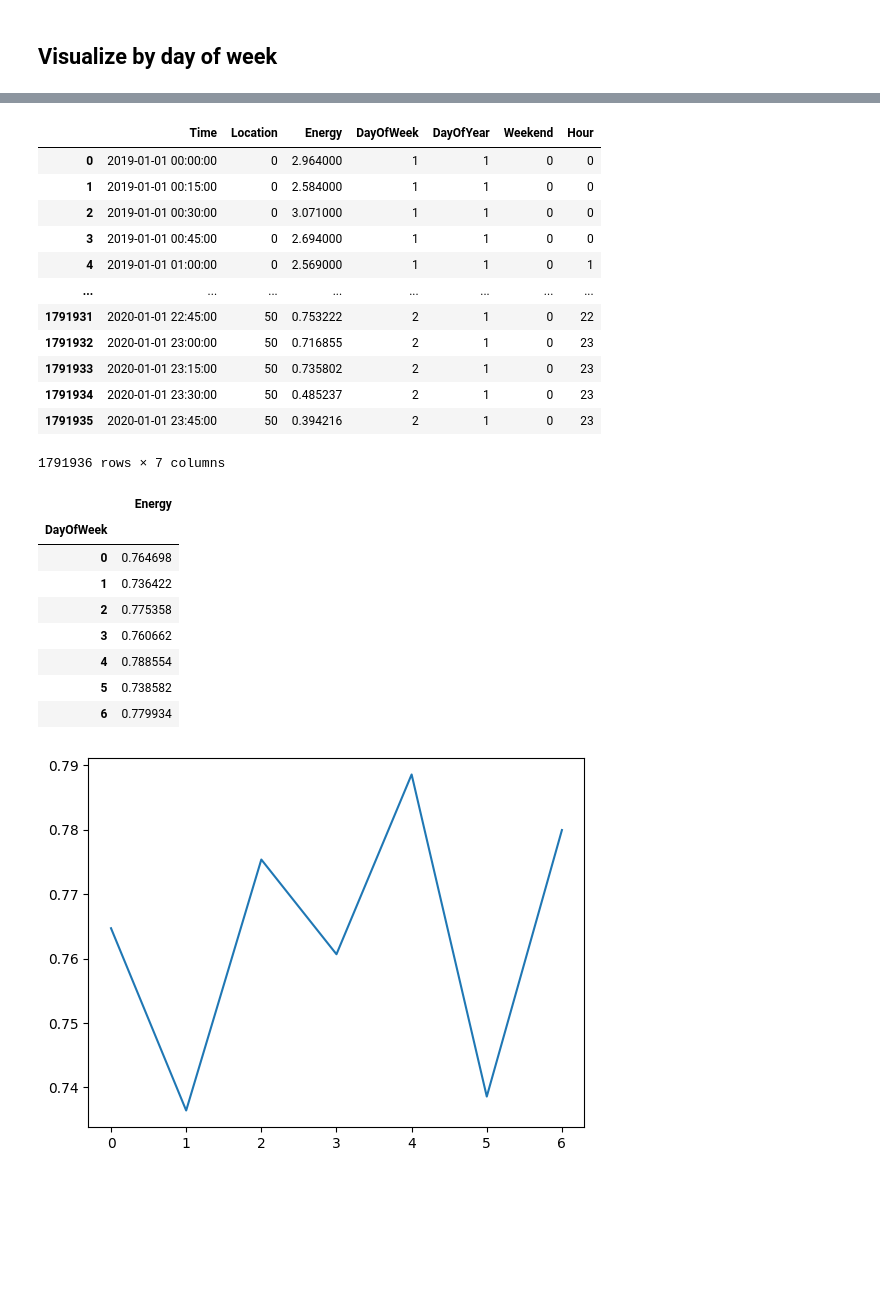
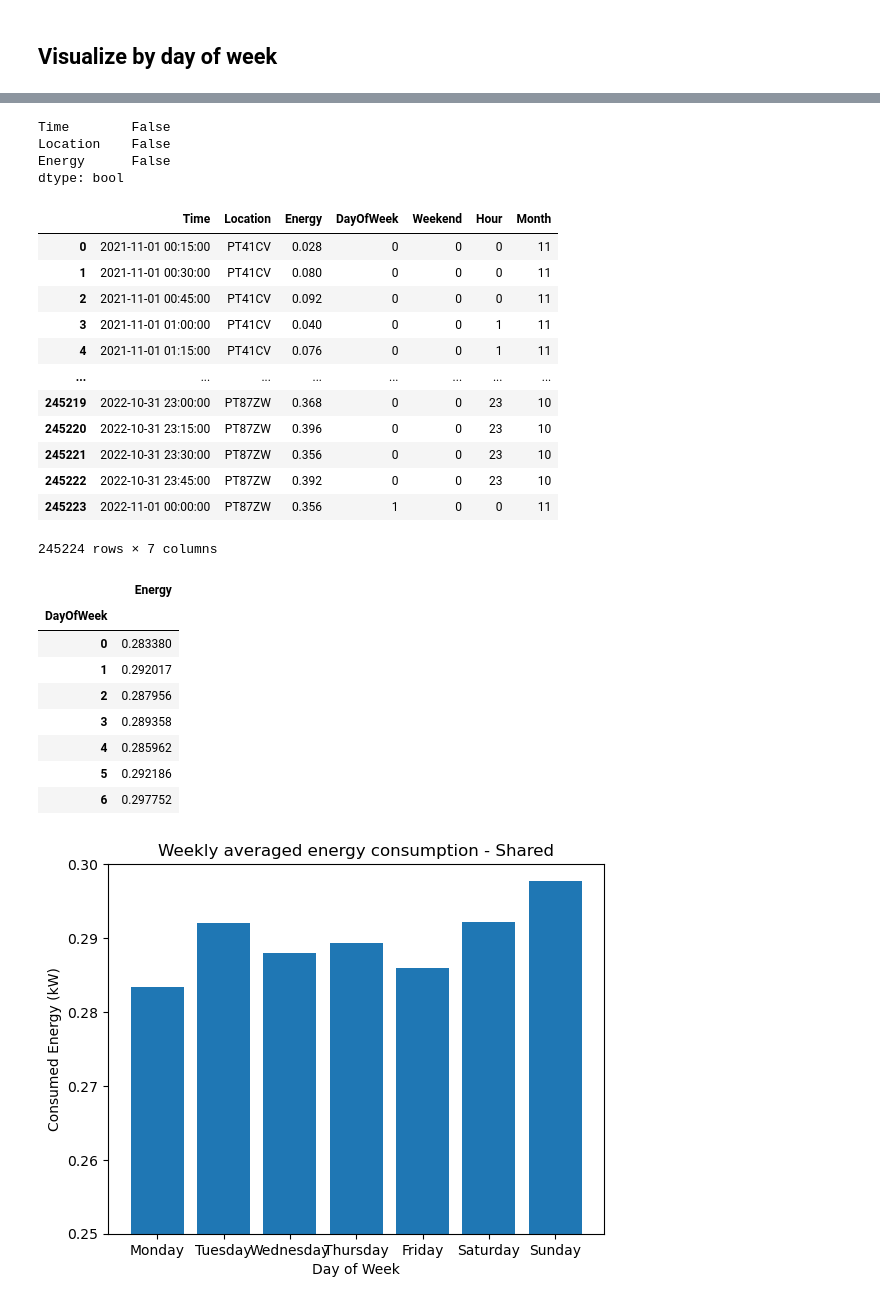
Before and after one commit to franciscomonteiro85/rec-energy-prediction-algorithm, a Jupyter notebook: Data_Visualization.ipynb, the cells around one changed output, grey strips where cells are left out. Drawn from its saved outputs; the diff is of its cells as text; code cells hidden in the pictures; blank space fills up the shorter version.

Commit message:
Added time visualization

```diff
--- a/Data_Visualization.ipynb
+++ b/Data_Visualization.ipynb
@@ -178,7 +80,7 @@ autocorrelation_plot(our_total)
 # %%
-df = pd.read_pickle("df_location.pkl")
-df.reset_index(drop=True, inplace=True)
-df = df.iloc[:, [0, 2, 1]]
-df
+df_shared = pd.read_csv("data/shared_organized.csv", index_col=[0])
+df_shared.reset_index(drop=True, inplace=True)
+df_shared = df_shared.iloc[:, [0, 2, 1]]
+df_shared
 # %% [output]
 |  | Time | Location | Energy |
@@ -197,39 +99,52 @@ df
+# %%
+df_shared.isna().any()
+# %% [output]
+Time        False
+Location    False
+Energy      False
+dtype: bool
 # %%
-df['DayOfWeek'] = df['Time'].dt.dayofweek
-df['DayOfYear'] = df['Time'].dt.dayofyear
-df['Weekend'] = df['Time'].dt.dayofweek.isin([5, 6]).astype(int)
-df['Hour'] = df['Time'].dt.hour
-df
+df_shared['Time'] = pd.to_datetime(df_shared['Time'])
+df_shared['DayOfWeek'] = df_shared['Time'].dt.dayofweek
+df_shared['Weekend'] = df_shared['Time'].dt.dayofweek.isin([5, 6]).astype(int)
+df_shared['Hour'] = df_shared['Time'].dt.hour
+df_shared['Month'] = df_shared['Time'].dt.month
+df_shared
 # %% [output]
-|  | Time | Location | Energy | DayOfWeek | DayOfYear | Weekend | Hour |
-| 0 | 2019-01-01 00:00:00 | 0 | 2.964000 | 1 | 1 | 0 | 0 |
-| 1 | 2019-01-01 00:15:00 | 0 | 2.584000 | 1 | 1 | 0 | 0 |
-| 2 | 2019-01-01 00:30:00 | 0 | 3.071000 | 1 | 1 | 0 | 0 |
-| 3 | 2019-01-01 00:45:00 | 0 | 2.694000 | 1 | 1 | 0 | 0 |
-| 4 | 2019-01-01 01:00:00 | 0 | 2.569000 | 1 | 1 | 0 | 1 |
+|  | Time | Location | Energy | DayOfWeek | Weekend | Hour | Month |
+| 0 | 2021-11-01 00:15:00 | PT41CV | 0.028 | 0 | 0 | 0 | 11 |
+| 1 | 2021-11-01 00:30:00 | PT41CV | 0.080 | 0 | 0 | 0 | 11 |
+| 2 | 2021-11-01 00:45:00 | PT41CV | 0.092 | 0 | 0 | 0 | 11 |
+| 3 | 2021-11-01 01:00:00 | PT41CV | 0.040 | 0 | 0 | 1 | 11 |
+| 4 | 2021-11-01 01:15:00 | PT41CV | 0.076 | 0 | 0 | 1 | 11 |
 | ... | ... | ... | ... | ... | ... | ... | ... |
-| 1791931 | 2020-01-01 22:45:00 | 50 | 0.753222 | 2 | 1 | 0 | 22 |
-| 1791932 | 2020-01-01 23:00:00 | 50 | 0.716855 | 2 | 1 | 0 | 23 |
-| 1791933 | 2020-01-01 23:15:00 | 50 | 0.735802 | 2 | 1 | 0 | 23 |
-| 1791934 | 2020-01-01 23:30:00 | 50 | 0.485237 | 2 | 1 | 0 | 23 |
-| 1791935 | 2020-01-01 23:45:00 | 50 | 0.394216 | 2 | 1 | 0 | 23 |
+| 245219 | 2022-10-31 23:00:00 | PT87ZW | 0.368 | 0 | 0 | 23 | 10 |
+| 245220 | 2022-10-31 23:15:00 | PT87ZW | 0.396 | 0 | 0 | 23 | 10 |
+| 245221 | 2022-10-31 23:30:00 | PT87ZW | 0.356 | 0 | 0 | 23 | 10 |
+| 245222 | 2022-10-31 23:45:00 | PT87ZW | 0.392 | 0 | 0 | 23 | 10 |
+| 245223 | 2022-11-01 00:00:00 | PT87ZW | 0.356 | 1 | 0 | 0 | 11 |
-1791936 rows × 7 columns
+245224 rows × 7 columns
 # %%
-df_weekly = df.groupby(['DayOfWeek']).mean()
-df_weekly.drop(['Location', 'DayOfYear', 'Hour', 'Weekend'], inplace=True, axis=1)
+df_weekly = df_shared.groupby(['DayOfWeek']).mean()
+df_weekly.drop(['Hour', 'Weekend', 'Month'], inplace=True, axis=1)
 df_weekly
 # %% [output]
 |  | Energy |
 | DayOfWeek |  |
-| 0 | 0.764698 |
-| 1 | 0.736422 |
-| 2 | 0.775358 |
-| 3 | 0.760662 |
-| 4 | 0.788554 |
-| 5 | 0.738582 |
-| 6 | 0.779934 |
+| 0 | 0.283380 |
+| 1 | 0.292017 |
+| 2 | 0.287956 |
+| 3 | 0.289358 |
+| 4 | 0.285962 |
+| 5 | 0.292186 |
+| 6 | 0.297752 |
 # %%
-plt.plot(range(len(df_weekly)), df_weekly['Energy'])
+plt.bar(list(calendar.day_name), df_weekly['Energy'])
+plt.xlabel("Day of Week")
+plt.ylabel("Consumed Energy (kW)")
+plt.title("Weekly averaged energy consumption - Shared")
+plt.ylim(0.25,0.30)
+plt.savefig("images/weekly_consumption_shared.png")
 plt.show()
 # %% [output]
-[figure, old version]
+[figure, new version]
```
Also changed, not shown: parts of 30 cells of this notebook, 11 other files.
